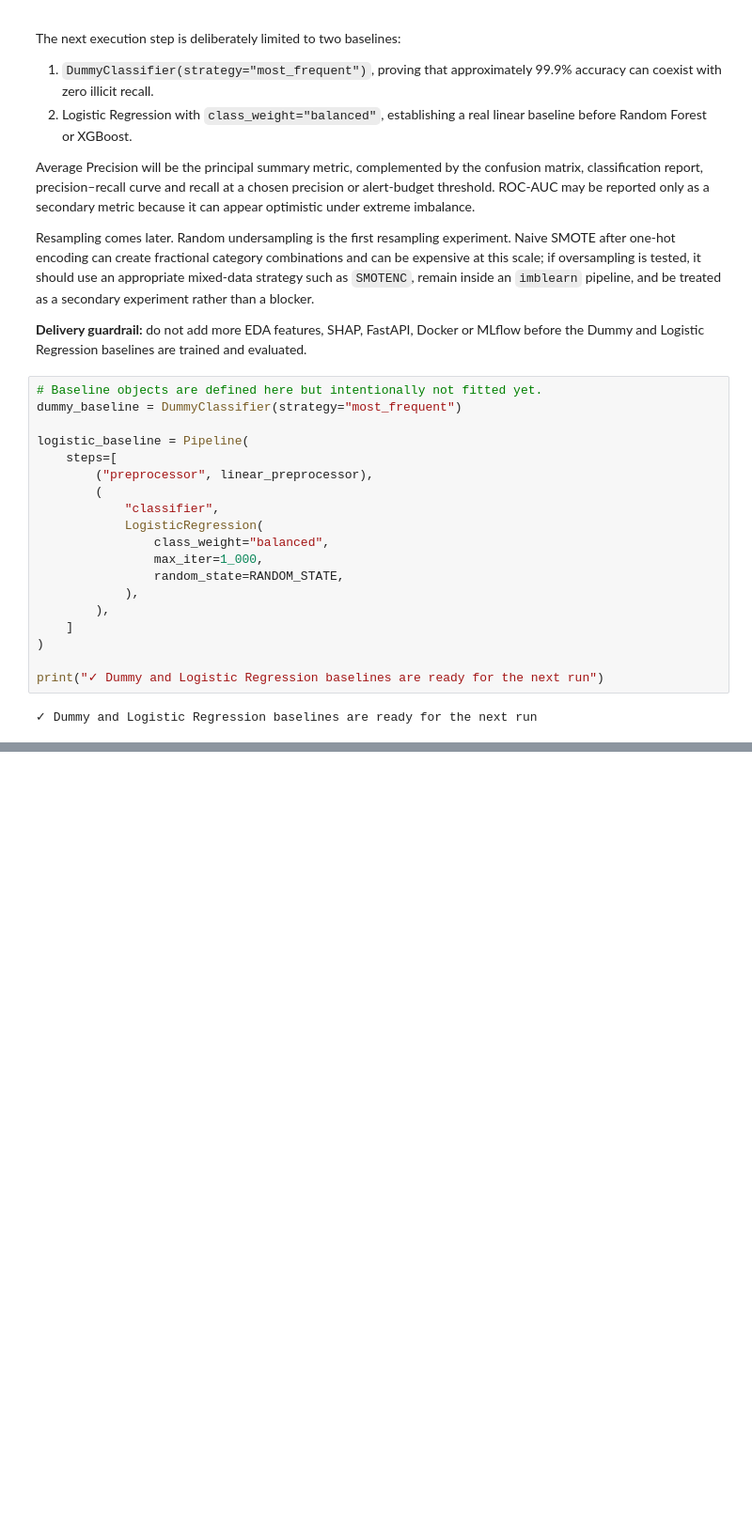
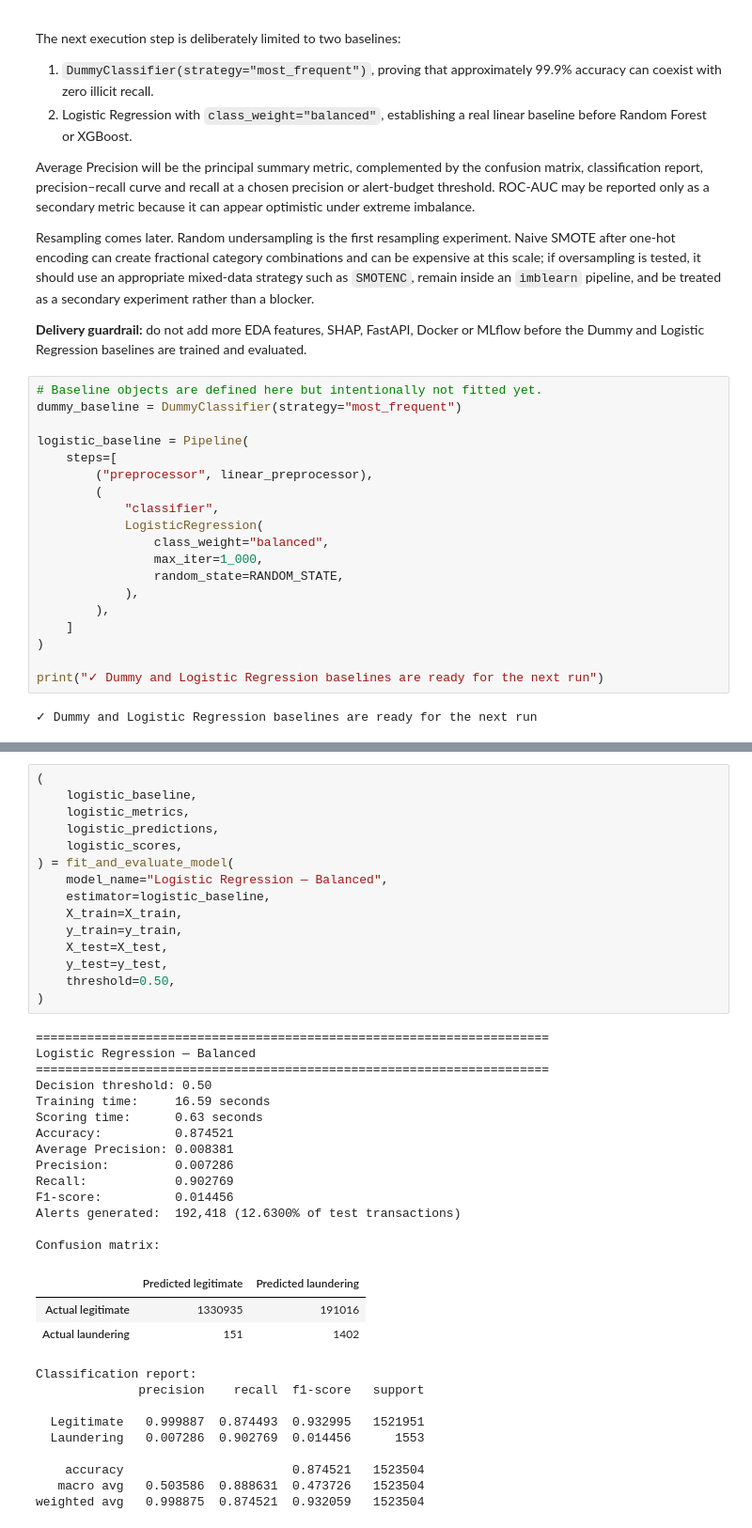
Before and after one commit to caiobernardinelli/amlguard, a Jupyter notebook: notebooks/01_aml_pipeline.ipynb, the cells around one changed output, grey strips where cells are left out. Shown at 94% size. Cells and saved outputs as stored; diff of their text form; blank space fills up the shorter version.

```diff
--- a/notebooks/01_aml_pipeline.ipynb
+++ b/notebooks/01_aml_pipeline.ipynb
@@ -926,0 +1135,42 @@ print("✓ Dummy and Logistic Regression baselines are ready for the next run")
+# %%
+(
+    logistic_baseline,
+    logistic_metrics,
+    logistic_predictions,
+    logistic_scores,
+) = fit_and_evaluate_model(
+    model_name="Logistic Regression — Balanced",
+    estimator=logistic_baseline,
+    X_train=X_train,
+    y_train=y_train,
+    X_test=X_test,
+    y_test=y_test,
+    threshold=0.50,
+)
+# %% [output]
+======================================================================
+Logistic Regression — Balanced
+======================================================================
+Decision threshold: 0.50
+Training time:     16.59 seconds
+Scoring time:      0.63 seconds
+Accuracy:          0.874521
+Average Precision: 0.008381
+Precision:         0.007286
+Recall:            0.902769
+F1-score:          0.014456
+Alerts generated:  192,418 (12.6300% of test transactions)
+
+Confusion matrix:
+|  | Predicted legitimate | Predicted laundering |
+| Actual legitimate | 1330935 | 191016 |
+| Actual laundering | 151 | 1402 |
+Classification report:
+              precision    recall  f1-score   support
+
+  Legitimate   0.999887  0.874493  0.932995   1521951
+  Laundering   0.007286  0.902769  0.014456      1553
+
+    accuracy                       0.874521   1523504
+   macro avg   0.503586  0.888631  0.473726   1523504
+weighted avg   0.998875  0.874521  0.932059   1523504
```
Also changed, not shown: parts of 8 cells of this notebook.
